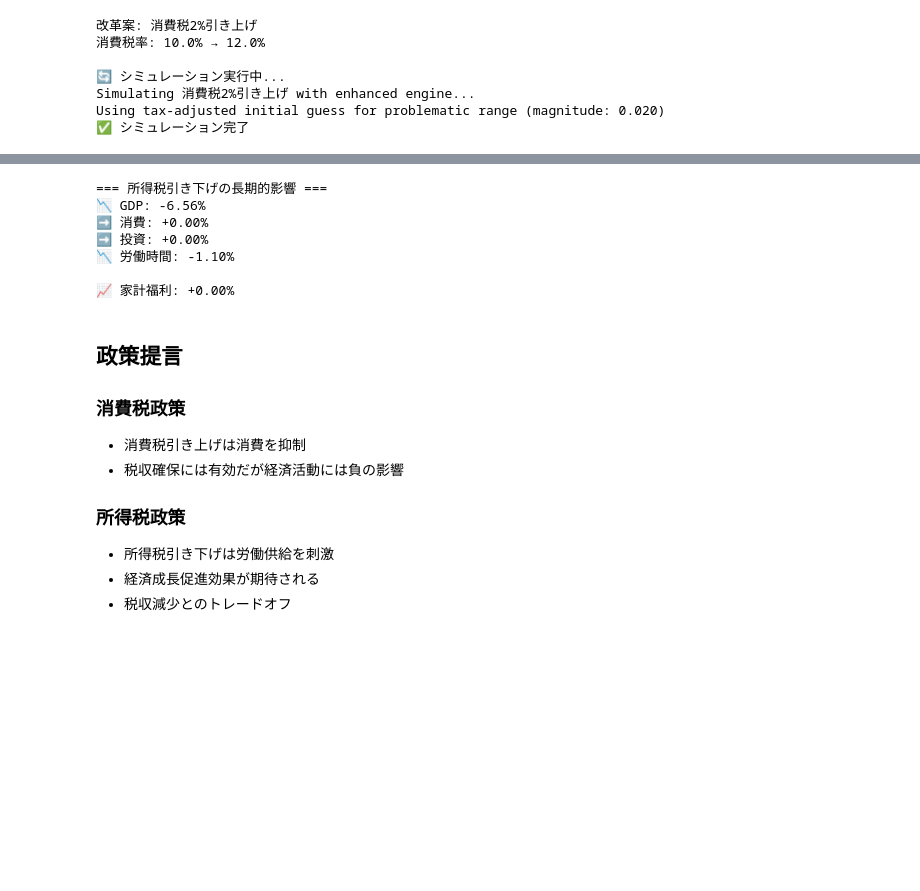
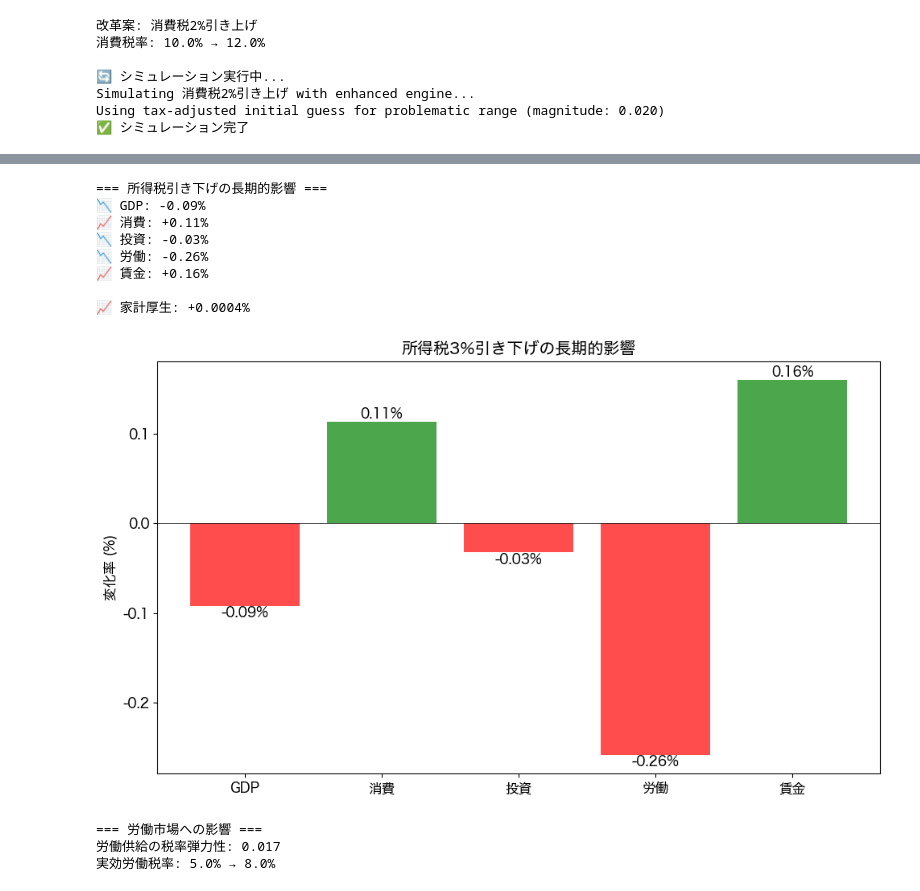
Before and after one commit to DaisukeYoda/JapanTaxSimulator, a Jupyter notebook: notebooks/02_tax_policy_fundamentals.ipynb, the cells around one changed output, grey strips where cells are left out. Cells and saved outputs as stored; diff of their text form; code cells hidden in the pictures; blank space fills up the shorter version.

```diff
--- a/notebooks/02_tax_policy_fundamentals.ipynb
+++ b/notebooks/02_tax_policy_fundamentals.ipynb
@@ -162,43 +239,69 @@ Using tax-adjusted initial guess for large tax change (magnitude: 0.030)
 # %%
-# 所得税改革の結果分析
+# 所得税改革の結果分析と可視化
 if hasattr(income_results, 'steady_state_baseline') and hasattr(income_results, 'steady_state_reform'):
     baseline_ss = income_results.steady_state_baseline
     reform_ss = income_results.steady_state_reform
 
     print("=== 所得税引き下げの長期的影響 ===")
 
-    variables = {'Y': 'GDP', 'C': '消費', 'I': '投資', 'L': '労働時間'}
+    # 変数の変化率計算
+    variables = {'Y': 'GDP', 'C': '消費', 'I': '投資', 'L': '労働', 'w': '賃金'}
+    changes_income = {}
 
     for var, jp_name in variables.items():
         if hasattr(baseline_ss, var) and hasattr(reform_ss, var):
             old_val = getattr(baseline_ss, var)
             new_val = getattr(reform_ss, var)
             if old_val != 0:
                 change = (new_val - old_val) / old_val * 100
+                changes_income[jp_name] = change
                 direction = "📈" if change > 0 else "📉" if change < 0 else "➡️"
                 print(f"{direction} {jp_name}: {change:+.2f}%")
 
     # 福利厚生への影響
     if hasattr(income_results, 'welfare_change'):
         welfare = income_results.welfare_change
         welfare_direction = "📈" if welfare > 0 else "📉" if welfare < 0 else "➡️"
-        print(f"\n{welfare_direction} 家計福利: {welfare:+.2f}%")
+        print(f"\n{welfare_direction} 家計厚生: {welfare:+.4f}%")
+
+    # 可視化
+    if changes_income:
+        fig, ax = plt.subplots(figsize=(10, 6))
+
+        colors = ['green' if v > 0 else 'red' if v < 0 else 'gray' for v in changes_income.values()]
+        bars = ax.bar(changes_income.keys(), changes_income.values(), color=colors, alpha=0.7)
+
+        for bar, value in zip(bars, changes_income.values()):
+            height = bar.get_height()
+            ax.text(bar.get_x() + bar.get_width()/2., height,
+                   f'{value:.2f}%',
+                   ha='center', va='bottom' if height > 0 else 'top')
+
+        ax.axhline(y=0, color='black', linestyle='-', linewidth=0.5)
+        ax.set_ylabel('変化率 (%)')
+        ax.set_title('所得税3%引き下げの長期的影響')
+        plt.tight_layout()
+        plt.show()
+
+    # 労働供給への影響
+    print("\n=== 労働市場への影響 ===")
+    if hasattr(baseline_ss, 'L') and hasattr(reform_ss, 'L'):
+        labor_elasticity = (reform_ss.L - baseline_ss.L) / baseline_ss.L / (-3/20)  # -3%/20%
+        print(f"労働供給の税率弾力性: {labor_elasticity:.3f}")
+
+        # 実効税率の変化
+        if hasattr(baseline_ss, 'tau_l_effective'):
+            print(f"実効労働税率: {baseline_ss.tau_l_effective:.1%} → {reform_ss.tau_l_effective:.1%}")
 # %% [output]
 === 所得税引き下げの長期的影響 ===
-📉 GDP: -6.56%
-➡️ 消費: +0.00%
-➡️ 投資: +0.00%
-📉 労働時間: -1.10%
+📉 GDP: -0.09%
+📈 消費: +0.11%
+📉 投資: -0.03%
+📉 労働: -0.26%
+📈 賃金: +0.16%
 
-📈 家計福利: +0.00%
+📈 家計厚生: +0.0004%
+[figure, added]
+=== 労働市場への影響 ===
+労働供給の税率弾力性: 0.017
+実効労働税率: 5.0% → 8.0%
-# %% [markdown]
-## 政策提言
-
-### 消費税政策
-- 消費税引き上げは消費を抑制
-- 税収確保には有効だが経済活動には負の影響
-
-### 所得税政策
-- 所得税引き下げは労働供給を刺激
-- 経済成長促進効果が期待される
-- 税収減少とのトレードオフ
```
Also changed, not shown: parts of 8 cells of this notebook, 7 other files.
